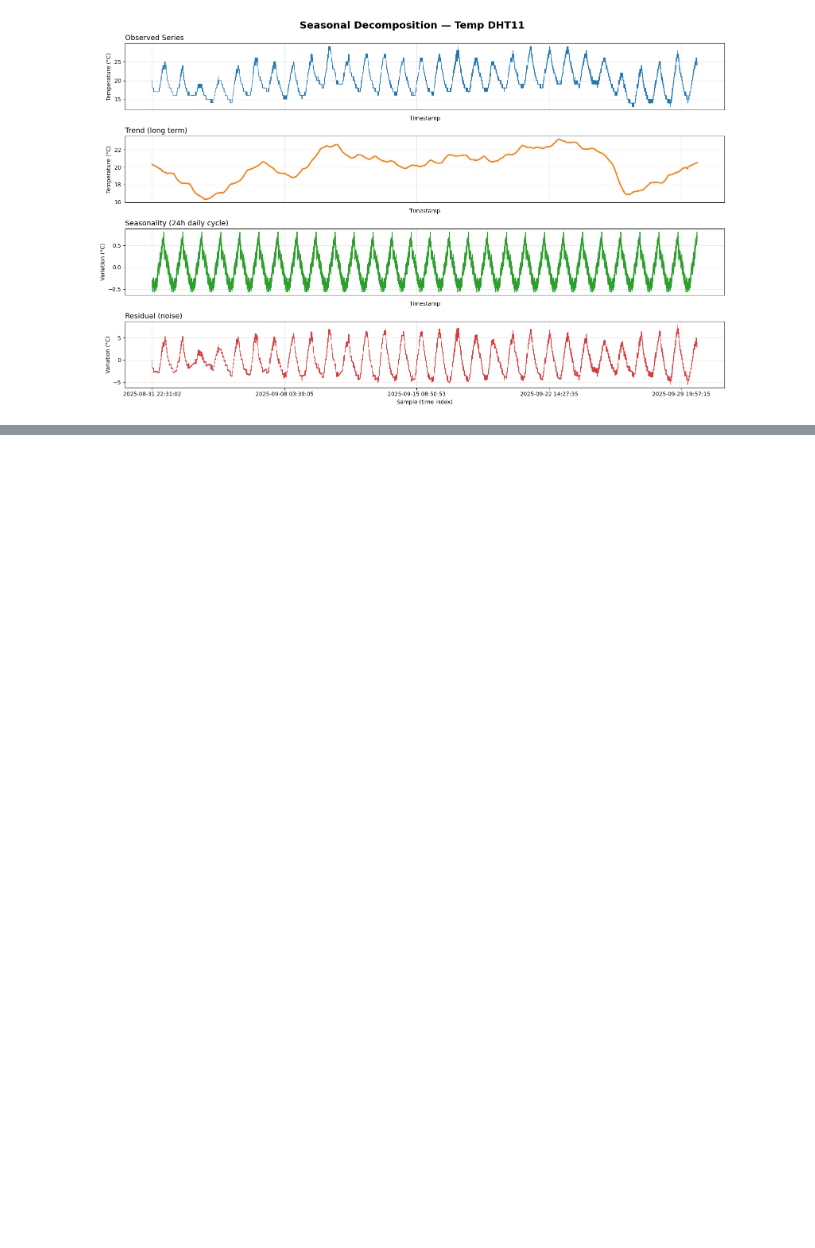
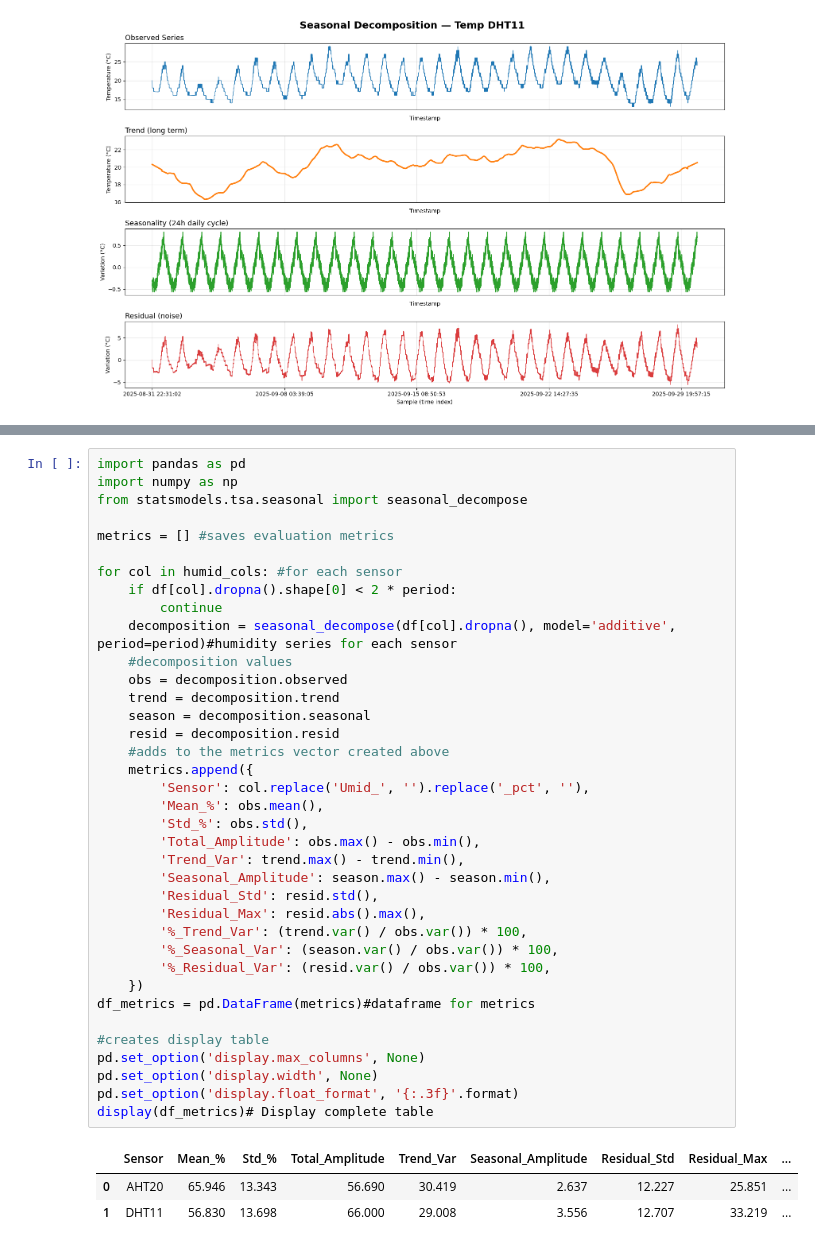
Before and after one commit to JonasSouza871/PolySense-Station-, a Jupyter notebook: Data_Analysis/Time_Series_Decomposition/Time_Series_Decomposition.ipynb, the cells around one changed output, grey strips where cells are left out. Cells and saved outputs as stored; diff of their text form; blank space fills up the shorter version.

```diff
--- a/Data_Analysis/Time_Series_Decomposition/Time_Series_Decomposition.ipynb
+++ b/Data_Analysis/Time_Series_Decomposition/Time_Series_Decomposition.ipynb
@@ -244,0 +312,41 @@ display(df_metrics)# Display complete table
+# %%
+import pandas as pd
+import numpy as np
+from statsmodels.tsa.seasonal import seasonal_decompose
+
+metrics = [] #saves evaluation metrics
+
+for col in humid_cols: #for each sensor
+    if df[col].dropna().shape[0] < 2 * period:
+        continue
+    decomposition = seasonal_decompose(df[col].dropna(), model='additive', period=period)#humidity series for each sensor
+    #decomposition values
+    obs = decomposition.observed
+    trend = decomposition.trend
+    season = decomposition.seasonal
+    resid = decomposition.resid
+    #adds to the metrics vector created above
+    metrics.append({
+        'Sensor': col.replace('Umid_', '').replace('_pct', ''),
+        'Mean_%': obs.mean(),
+        'Std_%': obs.std(),
+        'Total_Amplitude': obs.max() - obs.min(),
+        'Trend_Var': trend.max() - trend.min(),
+        'Seasonal_Amplitude': season.max() - season.min(),
+        'Residual_Std': resid.std(),
+        'Residual_Max': resid.abs().max(),
+        '%_Trend_Var': (trend.var() / obs.var()) * 100,
+        '%_Seasonal_Var': (season.var() / obs.var()) * 100,
+        '%_Residual_Var': (resid.var() / obs.var()) * 100,
+    })
+df_metrics = pd.DataFrame(metrics)#dataframe for metrics
+
+#creates display table
+pd.set_option('display.max_columns', None)
+pd.set_option('display.width', None)
+pd.set_option('display.float_format', '{:.3f}'.format)
+display(df_metrics)# Display complete table
+# %% [output]
+|  | Sensor | Mean_% | Std_% | Total_Amplitude | Trend_Var | Seasonal_Amplitude | Residual_Std | Residual_Max | ... |
+| 0 | AHT20 | 65.946 | 13.343 | 56.690 | 30.419 | 2.637 | 12.227 | 25.851 | ... |
+| 1 | DHT11 | 56.830 | 13.698 | 66.000 | 29.008 | 3.556 | 12.707 | 33.219 | ... |
```
Also changed, not shown: parts of 5 cells of this notebook.
